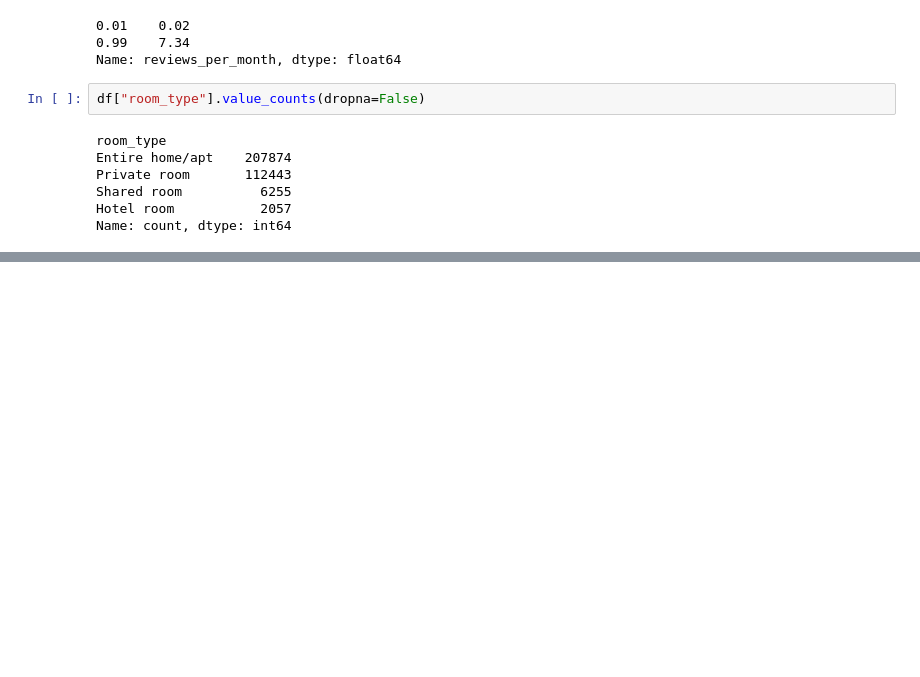
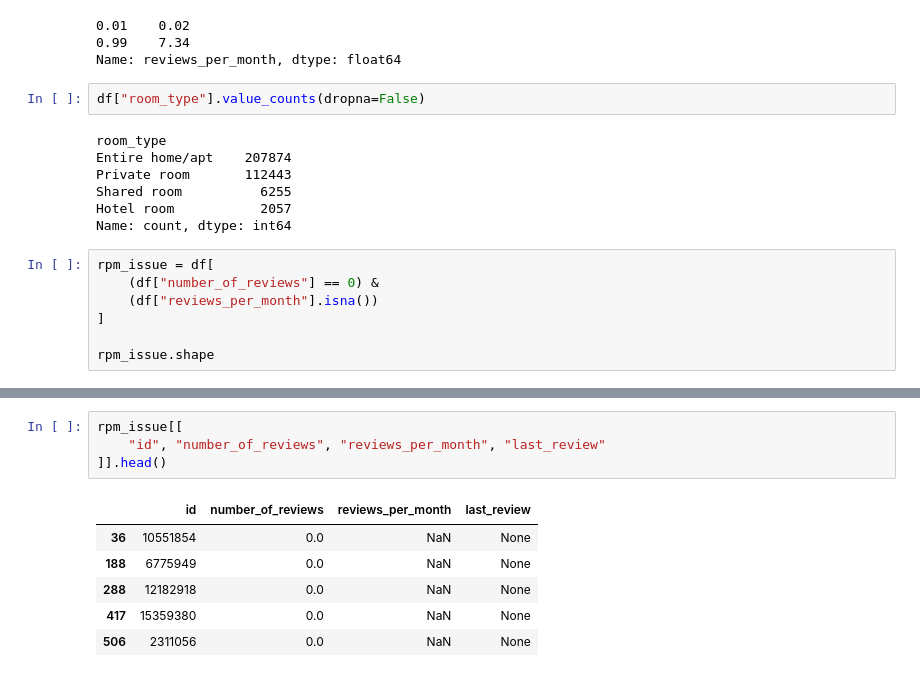
Before and after one commit to Aizar-yzd/bigdata-final-project, a Jupyter notebook: elt_pipeline/04_check_data.ipynb, the cells around one changed output, grey strips where cells are left out. Drawn from its saved outputs; the diff is of its cells as text; blank space fills up the shorter version.

```diff
--- a/elt_pipeline/04_check_data.ipynb
+++ b/elt_pipeline/04_check_data.ipynb
@@ -201,3 +201,10 @@ Private room       112443
 Shared room          6255
 Hotel room           2057
 Name: count, dtype: int64
+# %%
+rpm_issue = df[
+    (df["number_of_reviews"] == 0) &
+    (df["reviews_per_month"].isna())
+]
+
+rpm_issue.shape
@@ -203,0 +222,11 @@ Name: count, dtype: int64
+# %%
+rpm_issue[[
+    "id", "number_of_reviews", "reviews_per_month", "last_review"
+]].head()
+# %% [output]
+|  | id | number_of_reviews | reviews_per_month | last_review |
+| 36 | 10551854 | 0.0 | NaN | None |
+| 188 | 6775949 | 0.0 | NaN | None |
+| 288 | 12182918 | 0.0 | NaN | None |
+| 417 | 15359380 | 0.0 | NaN | None |
+| 506 | 2311056 | 0.0 | NaN | None |
```
Also changed, not shown: parts of 8 cells of this notebook, 2 other files.
